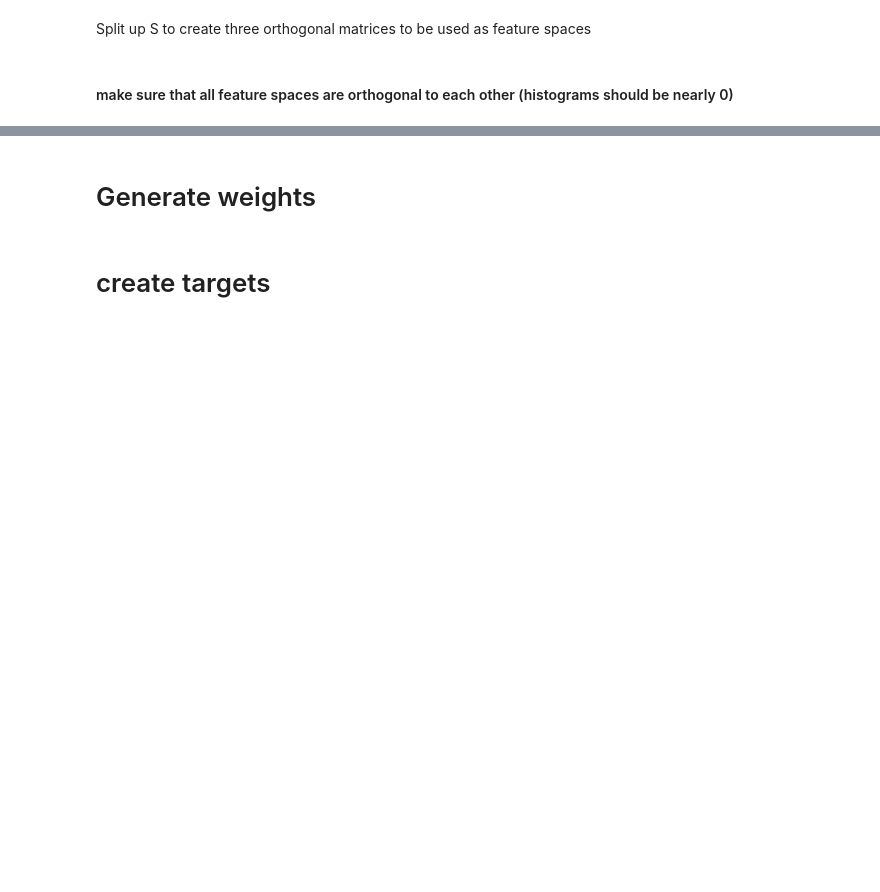
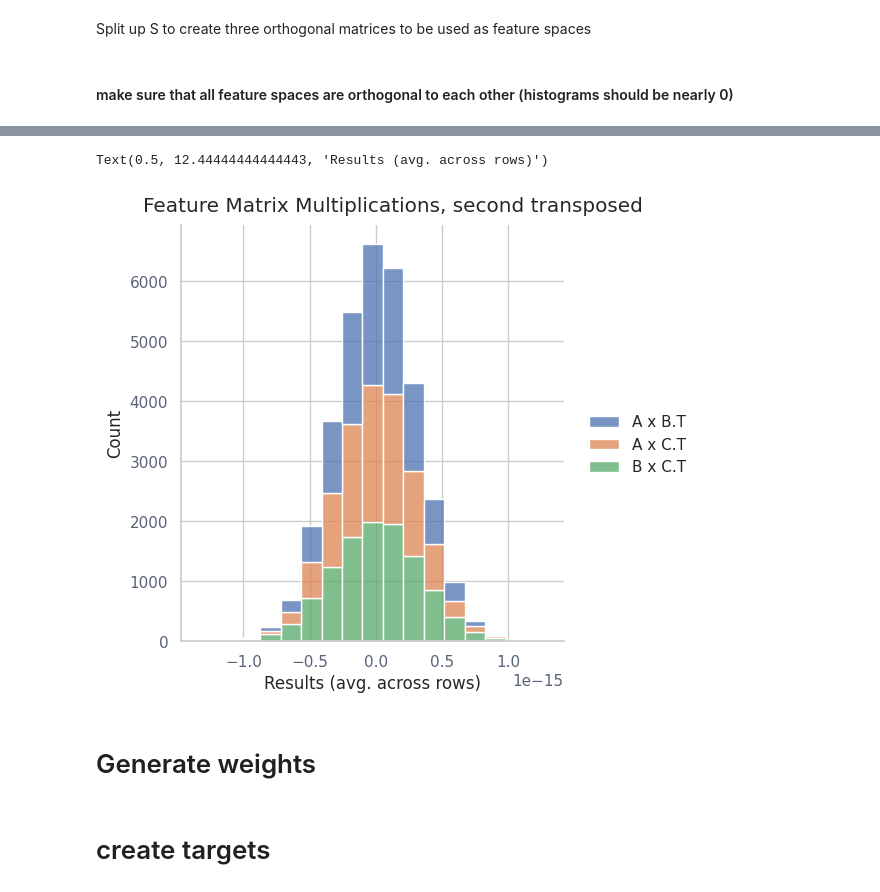
Before and after one commit to leo-schultheiss/compare_variance_residual, a Jupyter notebook: compare_variance_residual/dataset_generation.ipynb, the cells around one changed output, grey strips where cells are left out. Drawn from its saved outputs; the diff is of its cells as text; code cells hidden in the pictures; blank space fills up the shorter version.

```diff
--- a/compare_variance_residual/dataset_generation.ipynb
+++ b/compare_variance_residual/dataset_generation.ipynb
@@ -118,3 +119,10 @@ for rank in d_list:
+# %%
+sns.displot(data=second_transposed_df, multiple="stack", bins='sturges')
+plt.suptitle("Feature Matrix Multiplications, second transposed", y=1.02)
+plt.xlabel("Results (avg. across rows)")
+# %% [output]
+Text(0.5, 12.44444444444443, 'Results (avg. across rows)')
+[figure, added]
 # %% [markdown]
 # Generate weights
 # %%
```
Also changed, not shown: parts of 8 cells of this notebook, 1 other file.
